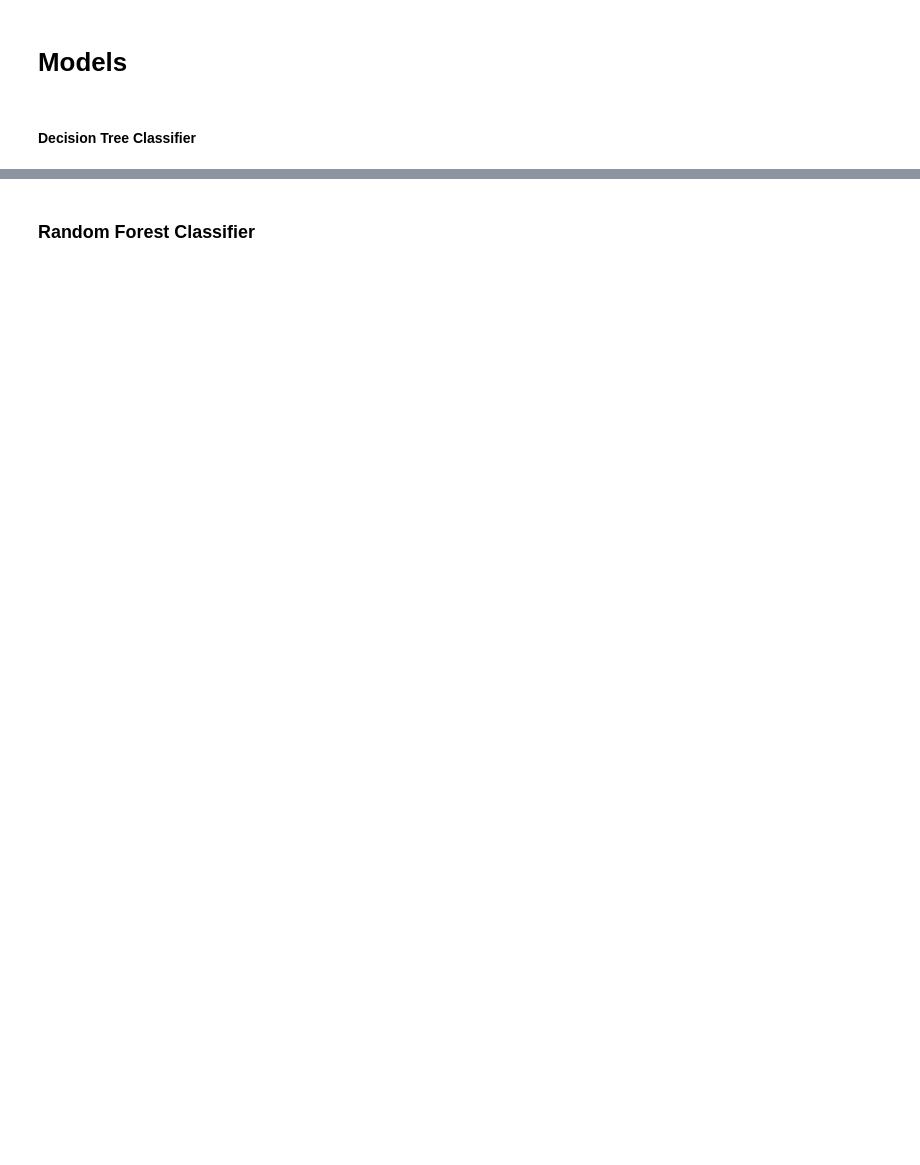
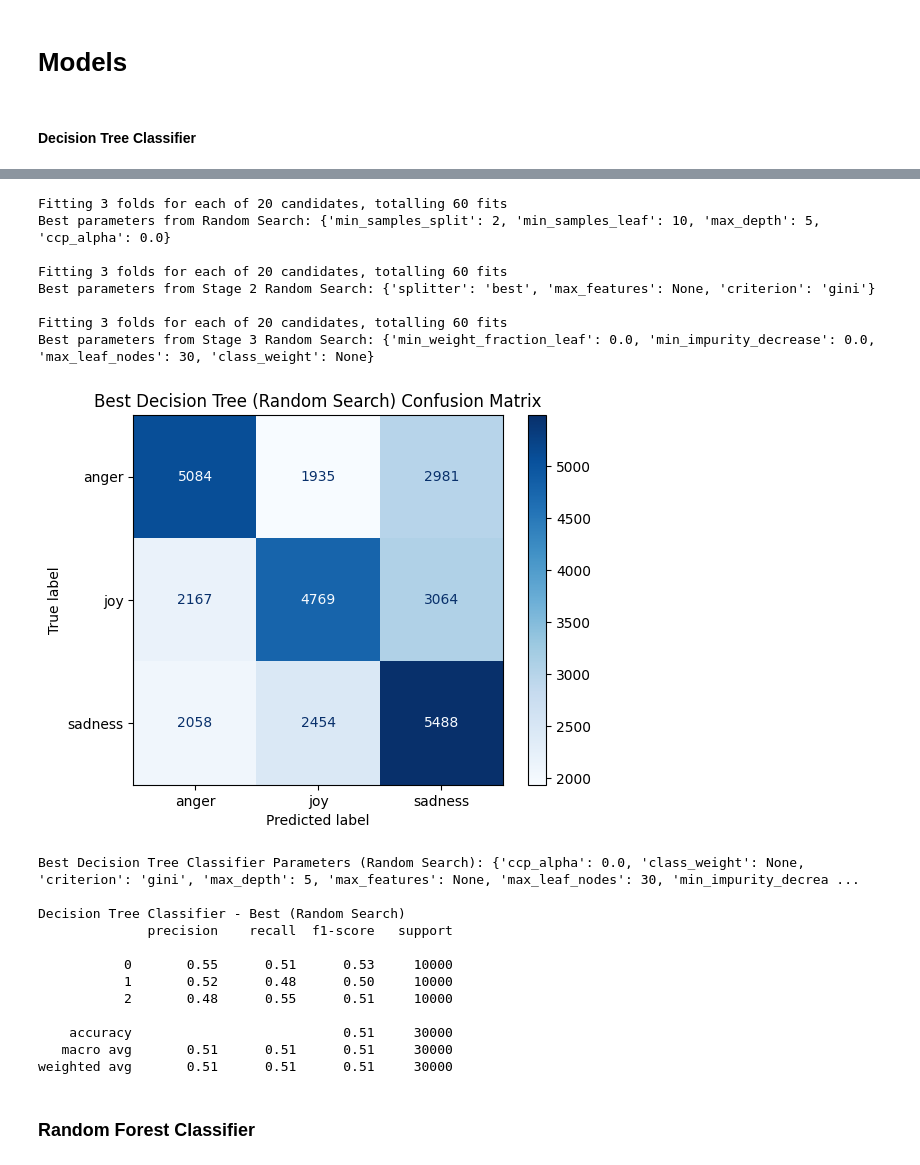
Before and after one commit to danielromerom/spotify-lyrical-analysis, a Jupyter notebook: notebooks/spotify_data_exploration.ipynb, the cells around one changed output, grey strips where cells are left out. Saved outputs shown, nothing was run; the diff lists cells and outputs as text; code cells hidden in the pictures; blank space fills up the shorter version.

```diff
--- a/notebooks/spotify_data_exploration.ipynb
+++ b/notebooks/spotify_data_exploration.ipynb
@@ -150,7 +148,8 @@ from imblearn.over_sampling import SMOTE
 from transformers import AutoTokenizer, AutoModel
 from scipy.stats.mstats import winsorize
 from sklearn.feature_selection import SelectKBest, mutual_info_classif
-
+from vaderSentiment.vaderSentiment import SentimentIntensityAnalyzer
+from tqdm import tqdm
 
 #Convert to dataframes
 df_json1 = pd.DataFrame(data_json1)
@@ -313,7 +312,31 @@ if os.path.exists(vader_path):
     print(f"Dataframe after merging VADER: {df_sampled.shape}")
     display(df_sampled[['vader_neg', 'vader_neu', 'vader_pos', 'vader_compound']].describe())
 else:
-    print("VADER pickle not found.")
+    print("VADER pickle not found, running analysis")
+    analyzer = SentimentIntensityAnalyzer()
+    chunk_size = 5000  #Make higher if using good CPU
+    output_dir = '../data'
+    os.makedirs(output_dir, exist_ok=True)
+    vader_pickle_path = os.path.join(output_dir, 'vader_sentiment_150k.pkl')
+    vader_csv_path = os.path.join(output_dir, 'vader_sentiment_150k.csv')
+
+    vader_chunks = []
+
+    #TQDM to see progress of analysis
+    for start in tqdm(range(0, len(df_sampled), chunk_size), desc="Processing VADER"):
+        chunk = df_sampled.iloc[start:start+chunk_size].copy()
+        chunk_scores = chunk['text'].apply(lambda x: pd.Series(analyzer.polarity_scores(str(x))))
+        chunk_scores = chunk_scores.rename(columns={"neg":"vader_neg","neu":"vader_neu","pos":"vader_pos","compound":"vader_compound"})
+        chunk_scores['original_index'] = range(start, start + len(chunk))
+        vader_chunks.append(chunk_scores)
+
+    vader_df = pd.concat(vader_chunks, ignore_index=True)
+    vader_df.to_pickle(vader_pickle_path)
+    vader_df.to_csv(vader_csv_path, index=False)
+
+    print(f"VADER analysis saved to pickle: {vader_pickle_path}")
+    print(f"VADER analysis saved to CSV: {vader_csv_path}")
+
 
 #Encode categorical
 #Emotion - label encoding
@@ -545,14 +580,14 @@ print(classification_report(y_test, y_pred_dt_base))
 # Decision Tree Classifier - Hyperparameter Tuning
 from sklearn.model_selection import GridSearchCV
 from sklearn.model_selection import RandomizedSearchCV
-
+"""
 # Grid Search
 
 # Stage 1
 param_grid_stage_1 = {
-    'max_depth': [5, 10, 15, 20, None],
-    'min_samples_leaf': [1, 2, 5, 10],
-    'min_samples_split': [2, 5, 10],
+    'max_depth': [5, 10, 20, None],
+    'min_samples_leaf': [1, 2, 5],
+    'min_samples_split': [2, 5],
     'ccp_alpha': [0.0, 0.01, 0.05, 0.1]
 }
 
@@ -609,6 +644,7 @@ plt.show()
 print(f"Best Decision Tree Classifier Parameters: {format(dt_clf_best.get_params())}\n")
 print("Decision Tree Classifier - Best (Grid Search)")
 print(classification_report(y_test, y_pred_best))
+"""
 
 # Random Search
 
@@ -623,7 +659,7 @@ dt_clf_random = DecisionTreeClassifier(random_state=67)
 random_search = RandomizedSearchCV(
     estimator=dt_clf_random,
     param_distributions=param_dist_stage_1,
-    n_iter=50,
+    n_iter=20,
     scoring='accuracy',
     cv=3,
     n_jobs=-1,
@@ -643,7 +679,7 @@ dt_clf = DecisionTreeClassifier(random_state=67, **random_search.best_params_)
 random_search_stage_2 = RandomizedSearchCV(
     estimator=dt_clf,
     param_distributions=param_dist_stage_2,
-    n_iter=30,
+    n_iter=20,
     scoring='accuracy',
     cv=3,
     n_jobs=-1,
@@ -668,36 +704,58 @@ dt_clf = DecisionTreeClassifier(
 random_search_stage_3 = RandomizedSearchCV(
     estimator=dt_clf,
     param_distributions=param_dist_stage_3,
-    n_iter=30,
+    n_iter=20,
     scoring='accuracy',
     cv=3,
     n_jobs=-1,
     verbose=2,
     random_state=67
 )
 random_search_stage_3.fit(X_train, y_train)
 print(f"Best parameters from Stage 3 Random Search: {random_search_stage_3.best_params_}\n")
 
 # Best Decision Tree from Random Search
 dt_clf_best_random = DecisionTreeClassifier(
     random_state=67,
     **random_search.best_params_,
     **random_search_stage_2.best_params_,
     **random_search_stage_3.best_params_
 )
 
 # Random Search Best DT
 dt_clf_best_random.fit(X_train, y_train)
 y_pred_best_random = dt_clf_best_random.predict(X_test)
 cm_best_random = confusion_matrix(y_test, y_pred_best_random)
 disp = ConfusionMatrixDisplay(confusion_matrix=cm_best_random, display_labels=label_enc.classes_)
 disp.plot(cmap=plt.cm.Blues)
 plt.title("Best Decision Tree (Random Search) Confusion Matrix")
 plt.show()
 
 print(f"Best Decision Tree Classifier Parameters (Random Search): {format(dt_clf_best_random.get_params())}\n")
 print("Decision Tree Classifier - Best (Random Search)")
 print(classification_report(y_test, y_pred_best_random))
+# %% [output]
+Fitting 3 folds for each of 20 candidates, totalling 60 fits
+Best parameters from Random Search: {'min_samples_split': 2, 'min_samples_leaf': 10, 'max_depth': 5, 'ccp_alpha': 0.0}
+
+Fitting 3 folds for each of 20 candidates, totalling 60 fits
+Best parameters from Stage 2 Random Search: {'splitter': 'best', 'max_features': None, 'criterion': 'gini'}
+
+Fitting 3 folds for each of 20 candidates, totalling 60 fits
+Best parameters from Stage 3 Random Search: {'min_weight_fraction_leaf': 0.0, 'min_impurity_decrease': 0.0, 'max_leaf_nodes': 30, 'class_weight': None}
+[figure, added]
+Best Decision Tree Classifier Parameters (Random Search): {'ccp_alpha': 0.0, 'class_weight': None, 'criterion': 'gini', 'max_depth': 5, 'max_features': None, 'max_leaf_nodes': 30, 'min_impurity_decrea ...
+
+Decision Tree Classifier - Best (Random Search)
+              precision    recall  f1-score   support
+
+           0       0.55      0.51      0.53     10000
+           1       0.52      0.48      0.50     10000
+           2       0.48      0.55      0.51     10000
+
+    accuracy                           0.51     30000
+   macro avg       0.51      0.51      0.51     30000
+weighted avg       0.51      0.51      0.51     30000
 # %% [markdown]
 <h3>Random Forest Classifier</h3>
 # %%
```
Also changed, not shown: parts of 5 cells of this notebook.
